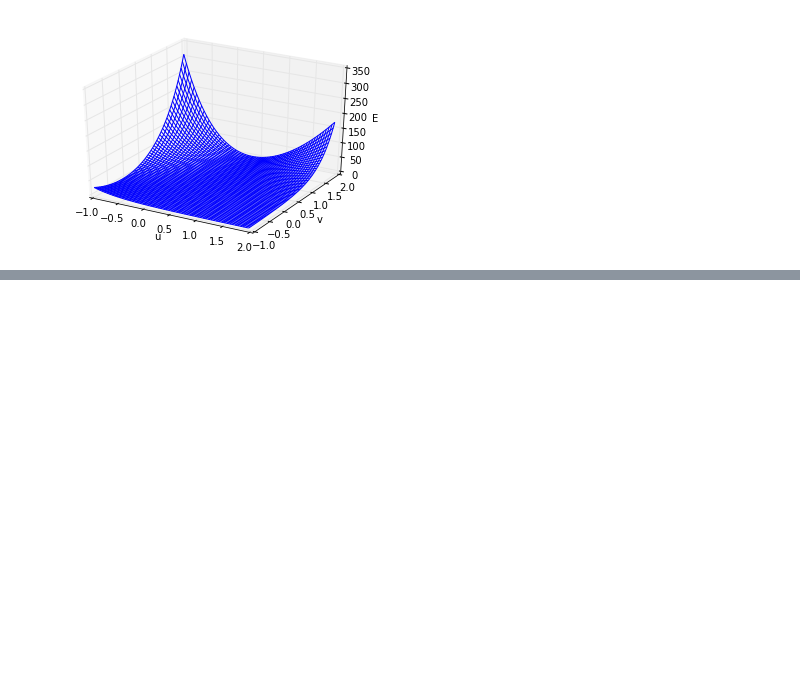
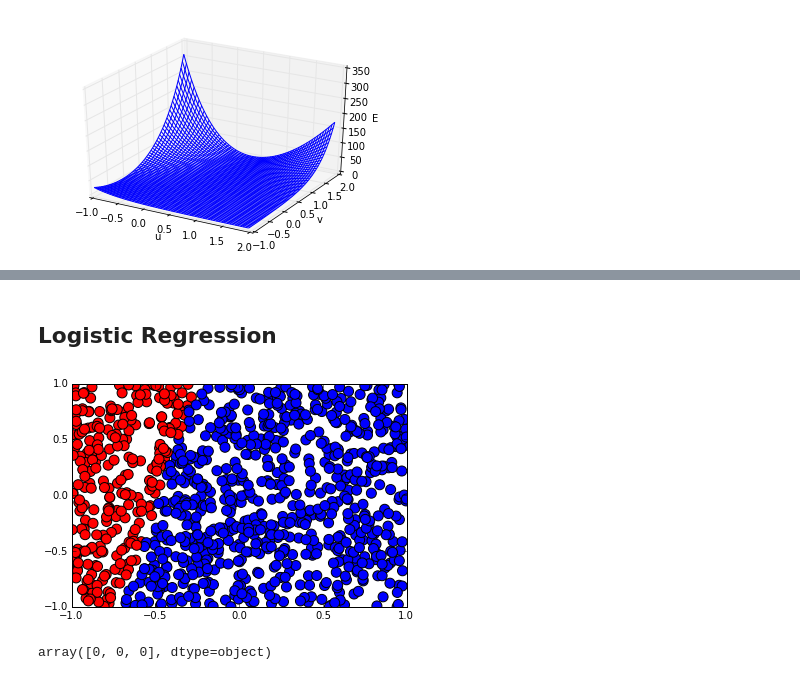
Before and after one commit to cjbayesian/cs_1156, a Jupyter notebook: hw5/hw5.ipynb, the cells around one changed output, grey strips where cells are left out. Saved outputs shown, nothing was run; the diff lists cells and outputs as text; code cells hidden in the pictures; blank space fills up the shorter version.

```diff
--- a/hw5/hw5.ipynb
+++ b/hw5/hw5.ipynb
@@ -119,0 +200,2 @@ plt.show()
+# %% [markdown]
+## Logistic Regression
@@ -119,0 +206,31 @@ plt.show()
+# %%
+def lineFromPoints(p1,p2):
+    '''Return slope and intercept of a line defined by two points '''
+    # y = m x + b
+    m = (p1[1] - p2[1]) / (p1[0] - p2[0])
+    b = p1[1] - m * p1[0]
+    return (m,b)
+
+def classifyByLine(x,m,b):
+    '''Return true is below the line, false if above'''
+    y = x[:,1] > x[:,0] * m + b
+    return y
+
+def clsfn2(x,w):
+    '''classify by a random line'''
+    m,b = lineFromPoints(np.random.rand(2)*2-1,np.random.rand(2)*2-1)
+    y = classifyByLine(x,m,b)
+    return y
+
+d = simData(N=1000,classifyfn=clsfn2,w=None)
+plot_perc(d)
+# %% [output]
+[figure, added]
+# %%
+x = d['x']
+x = np.column_stack((np.ones(x.shape[0]).T,x))
+y = d['y']
+
+logistic_gradient(x[15,:],y[0],w=np.array([1.1,2,5]))
+# %% [output]
+array([0, 0, 0], dtype=object)
```
Also changed, not shown: parts of 8 cells of this notebook.
